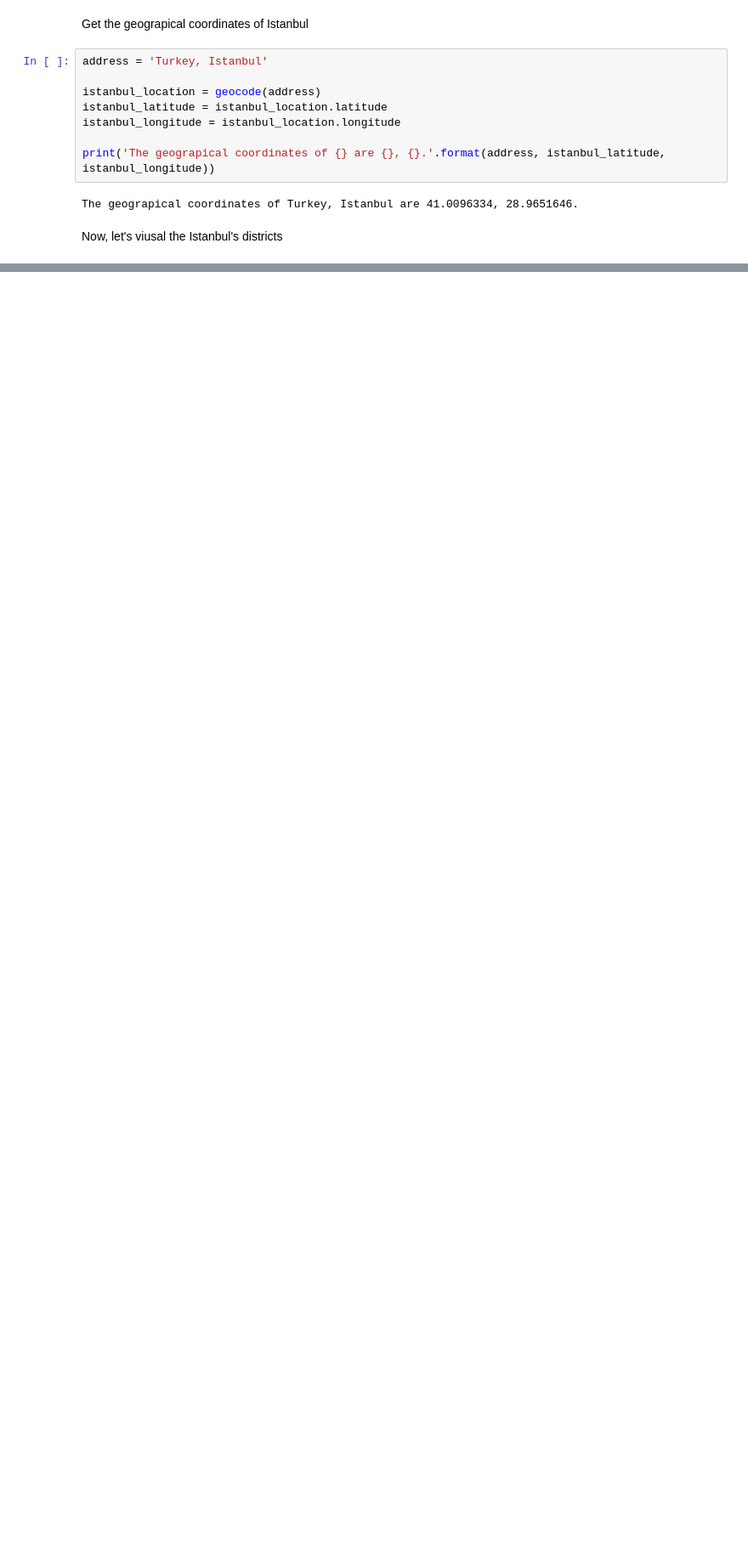
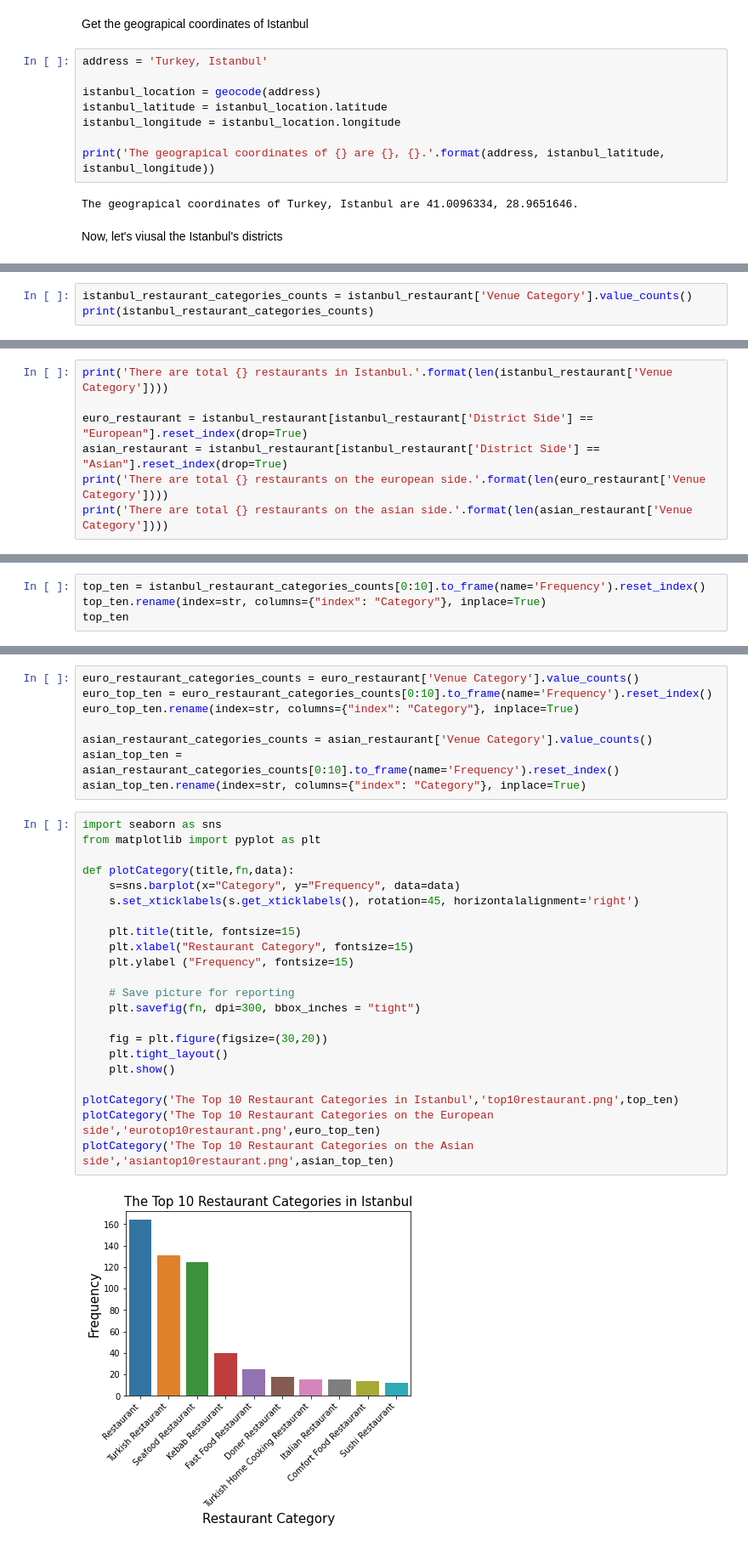
Before and after one commit to kumbasar/Coursera_Capstone, a Jupyter notebook: Final/istanbul.ipynb, the cells around one changed output, grey strips where cells are left out. Shown at 85% size. Cells and saved outputs as stored; diff of their text form; blank space fills up the shorter version.

Commit message:
add final report and notebook

```diff
--- a/Final/istanbul.ipynb
+++ b/Final/istanbul.ipynb
@@ -230,0 +355,3 @@ map_istanbul
+# %%
+istanbul_restaurant_categories_counts = istanbul_restaurant['Venue Category'].value_counts()
+print(istanbul_restaurant_categories_counts)
@@ -230,0 +376,7 @@ map_istanbul
+# %%
+print('There are total {} restaurants in Istanbul.'.format(len(istanbul_restaurant['Venue Category'])))
+
+euro_restaurant = istanbul_restaurant[istanbul_restaurant['District Side'] == "European"].reset_index(drop=True)
+asian_restaurant = istanbul_restaurant[istanbul_restaurant['District Side'] == "Asian"].reset_index(drop=True)
+print('There are total {} restaurants on the european side.'.format(len(euro_restaurant['Venue Category'])))
+print('There are total {} restaurants on the asian side.'.format(len(asian_restaurant['Venue Category'])))
@@ -230,0 +395,4 @@ map_istanbul
+# %%
+top_ten = istanbul_restaurant_categories_counts[0:10].to_frame(name='Frequency').reset_index()
+top_ten.rename(index=str, columns={"index": "Category"}, inplace=True)
+top_ten
@@ -230,0 +411,32 @@ map_istanbul
+# %%
+euro_restaurant_categories_counts = euro_restaurant['Venue Category'].value_counts()
+euro_top_ten = euro_restaurant_categories_counts[0:10].to_frame(name='Frequency').reset_index()
+euro_top_ten.rename(index=str, columns={"index": "Category"}, inplace=True)
+
+asian_restaurant_categories_counts = asian_restaurant['Venue Category'].value_counts()
+asian_top_ten = asian_restaurant_categories_counts[0:10].to_frame(name='Frequency').reset_index()
+asian_top_ten.rename(index=str, columns={"index": "Category"}, inplace=True)
+# %%
+import seaborn as sns
+from matplotlib import pyplot as plt
+
+def plotCategory(title,fn,data):
+    s=sns.barplot(x="Category", y="Frequency", data=data)
+    s.set_xticklabels(s.get_xticklabels(), rotation=45, horizontalalignment='right')
+
+    plt.title(title, fontsize=15)
+    plt.xlabel("Restaurant Category", fontsize=15)
+    plt.ylabel ("Frequency", fontsize=15)
+
+    # Save picture for reporting
+    plt.savefig(fn, dpi=300, bbox_inches = "tight")
+
+    fig = plt.figure(figsize=(30,20))
+    plt.tight_layout()
+    plt.show()
+
+plotCategory('The Top 10 Restaurant Categories in Istanbul','top10restaurant.png',top_ten)
+plotCategory('The Top 10 Restaurant Categories on the European side','eurotop10restaurant.png',euro_top_ten)
+plotCategory('The Top 10 Restaurant Categories on the Asian side','asiantop10restaurant.png',asian_top_ten)
+# %% [output]
+[figure, added]
```
Also changed, not shown: parts of 59 cells of this notebook, 7 other files.
